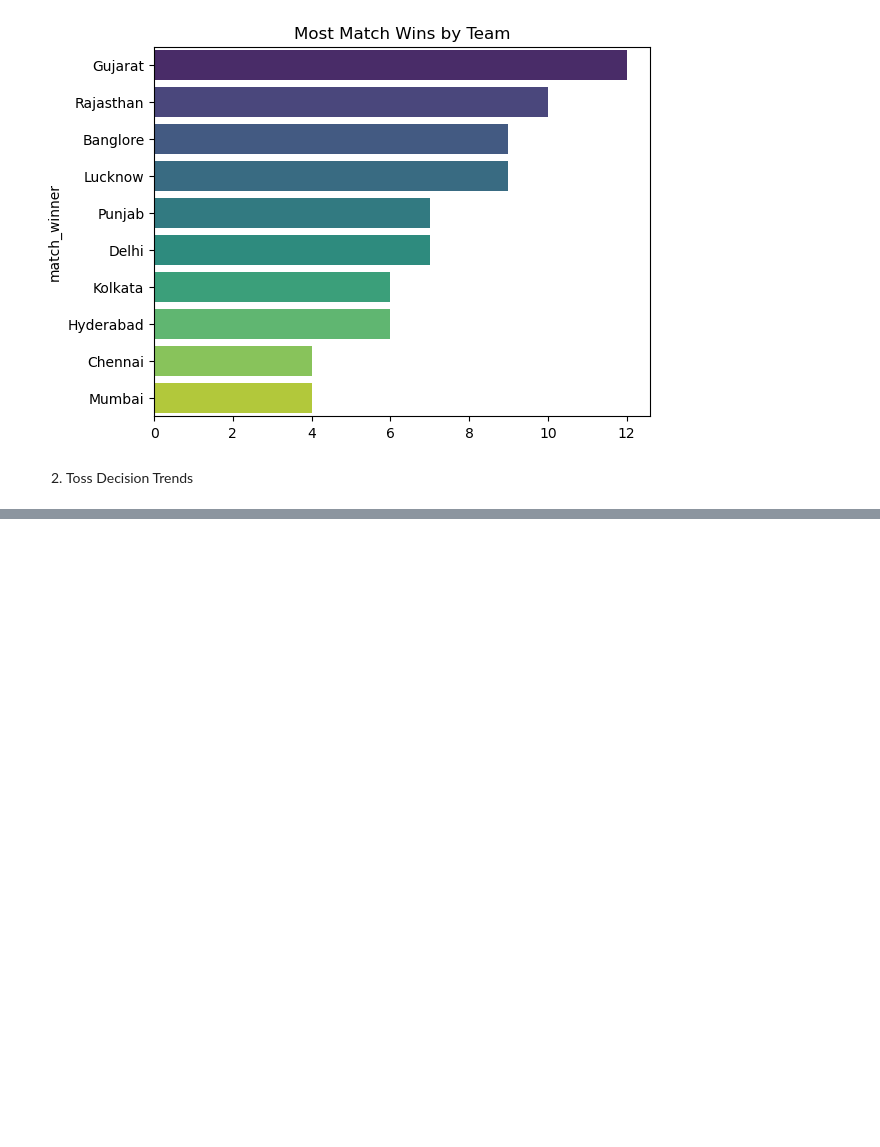
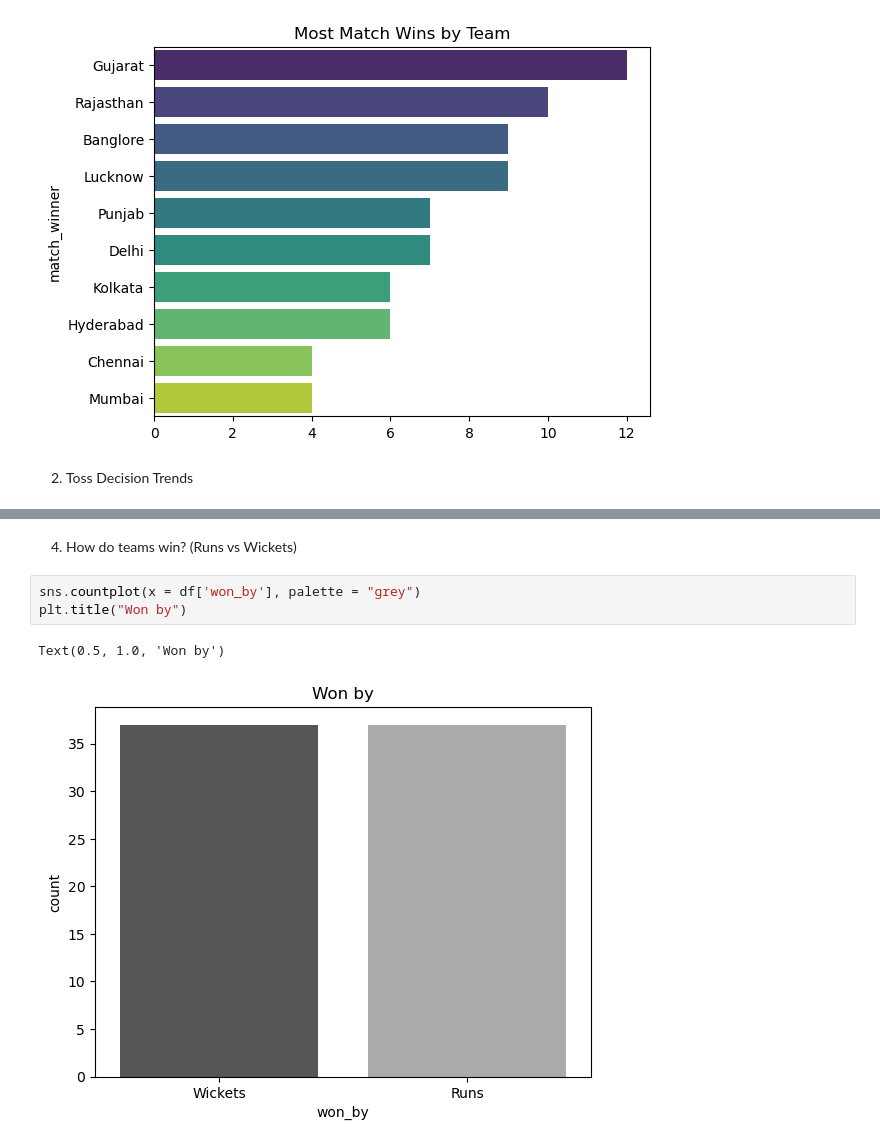
Before and after one commit to iamrohitkandpal/Python-Journey, a Jupyter notebook: Visualization/IPL_Data_Project.ipynb, the cells around one changed output, grey strips where cells are left out. Drawn from its saved outputs; the diff is of its cells as text; blank space fills up the shorter version.

```diff
--- a/Visualization/IPL_Data_Project.ipynb
+++ b/Visualization/IPL_Data_Project.ipynb
@@ -108,0 +122,8 @@ Text(0.5, 1.0, 'Most Match Wins by Team')
+# %% [markdown]
+4. How do teams win? (Runs vs Wickets)
+# %%
+sns.countplot(x = df['won_by'], palette = "grey")
+plt.title("Won by")
+# %% [output]
+Text(0.5, 1.0, 'Won by')
+[figure, added]
```
Also changed, not shown: parts of 21 cells of this notebook.
